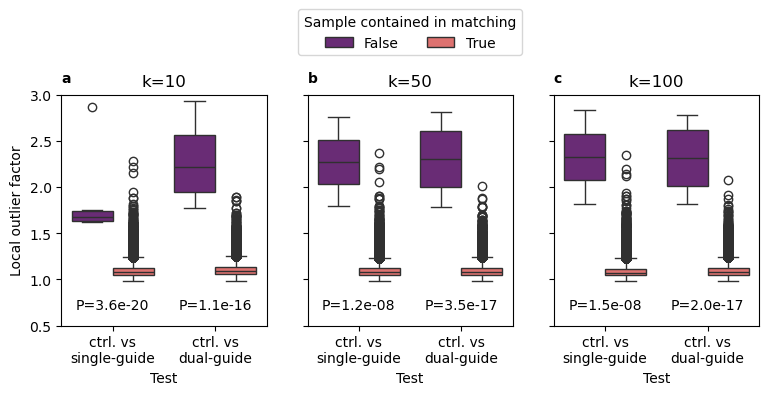
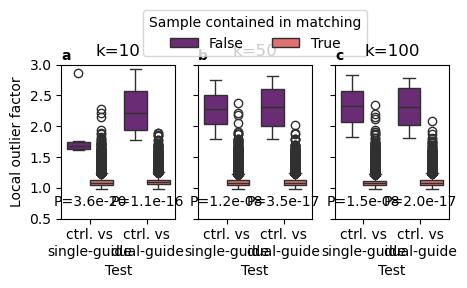
Code edit (unified diff) that turned the first committed figure into the second:
--- before
+++ after
@@ -1,3 +1,3 @@
-f, axs = plt.subplots(1, 3, figsize=(9, 3), sharey=True, sharex=True)
+f, axs = plt.subplots(1, 3, figsize=(5, 2), sharey=True, sharex=True)
 labels = string.ascii_lowercase  
 

Commit: rebuttal 1.2